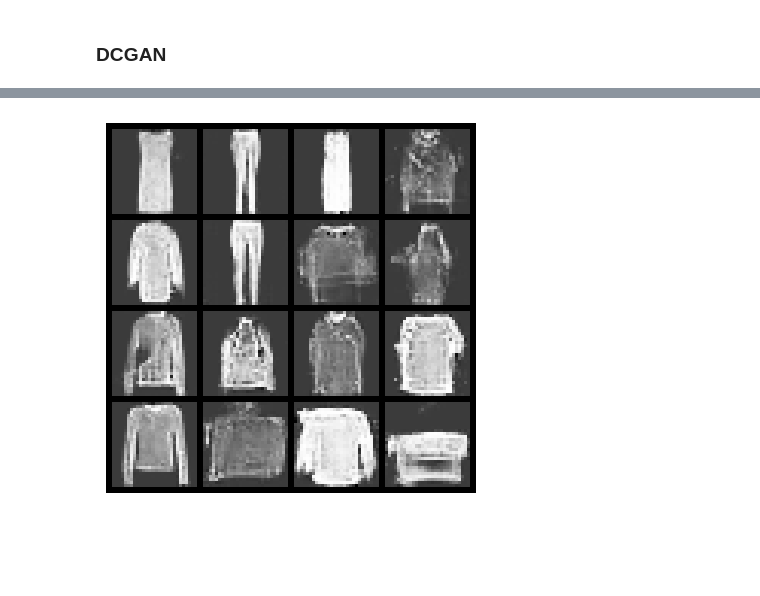
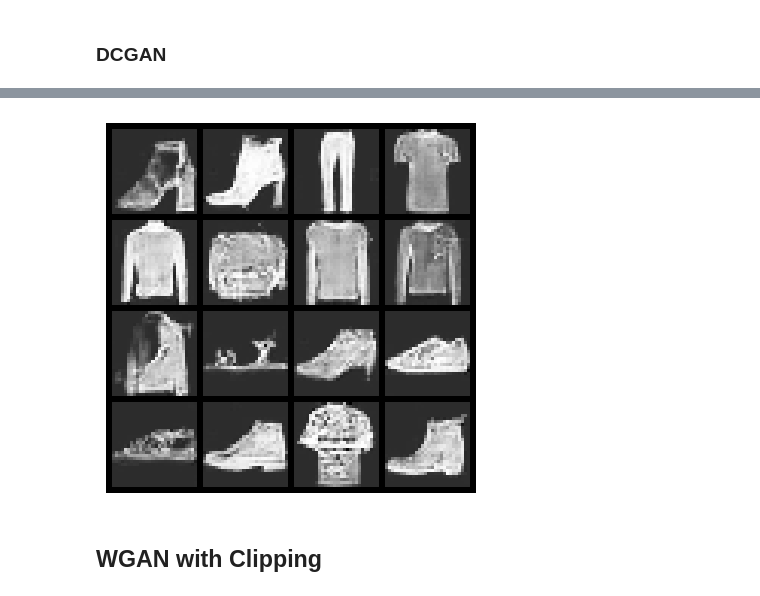
Before and after one commit to mitkrieg/dl-assignment-3, a Jupyter notebook: gan.ipynb, the cells around one changed output, grey strips where cells are left out. Drawn from its saved outputs; the diff is of its cells as text; code cells hidden in the pictures; blank space fills up the shorter version.

```diff
--- a/gan.ipynb
+++ b/gan.ipynb
@@ -320,4 +381,4 @@ class DCGAN:
 # %%
-dc = DCGAN(100, 1, 64, device)
+dc = DCGAN(100, 10, 1, 64, device)
 dc.train(traindataloader, 10, 64, 100)
 # %% [output]
@@ -361,11 +406,12 @@ num_images = 16
 # %%
 with torch.no_grad():  # Disable gradient calculation
-    noise = torch.randn(num_images, dc.z_dim, 1, 1, device=dc.device)
+    noise = torch.randn(16, dc.z_dim, 1, 1, device=dc.device)
     generated_images = dc.generator(noise)
-    generated_images = (generated_images + 1) / 2
     grid = torchvision.utils.make_grid(generated_images.cpu(), nrow=4, padding=2, normalize=True)
     np_grid = grid.permute(1, 2, 0).numpy()
     plt.imshow(np_grid)
     plt.axis('off')
 # %% [output]
-[figure, old version]
+[figure, new version]
+# %% [markdown]
+## WGAN with Clipping
```
Also changed, not shown: parts of 22 cells of this notebook.
